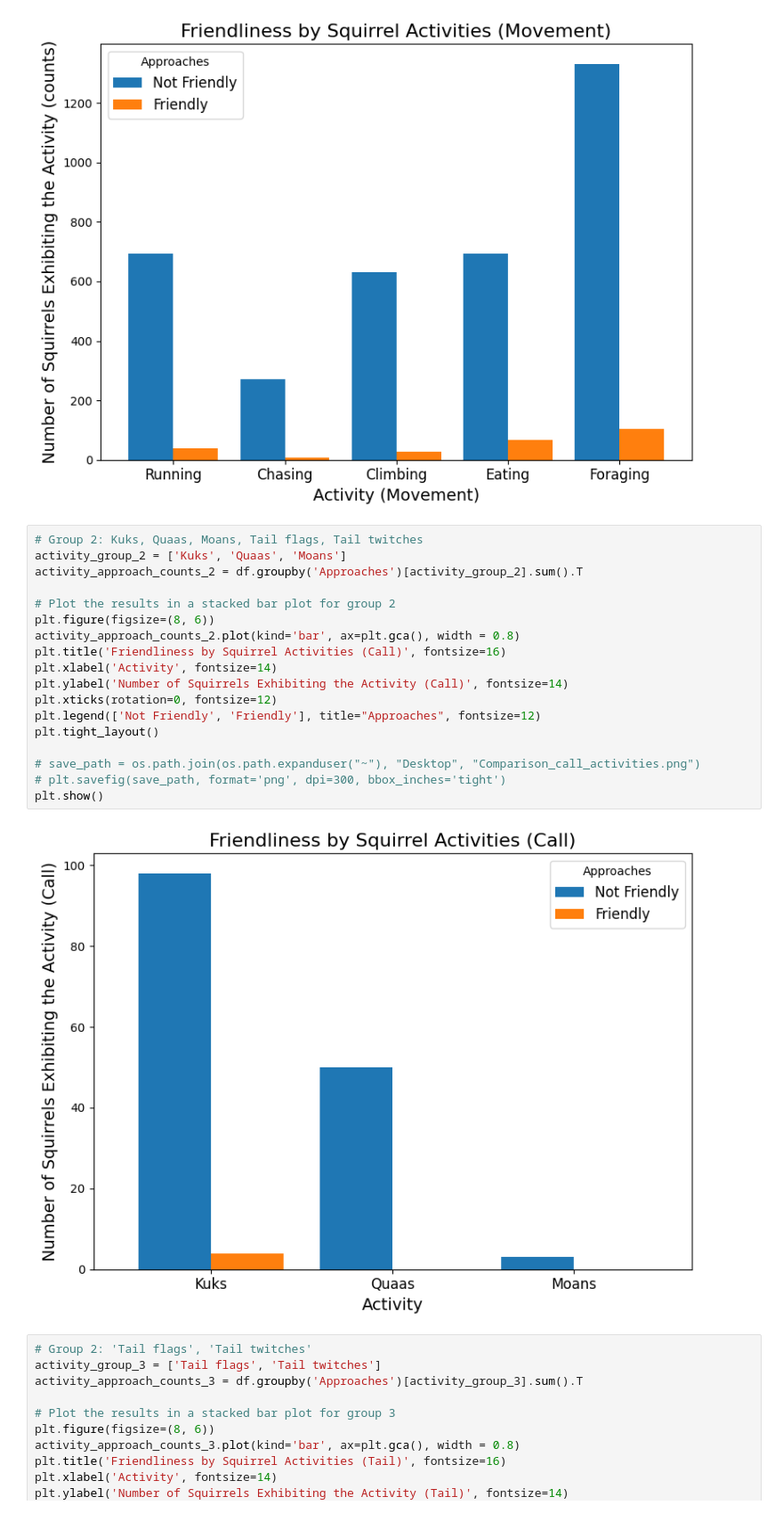
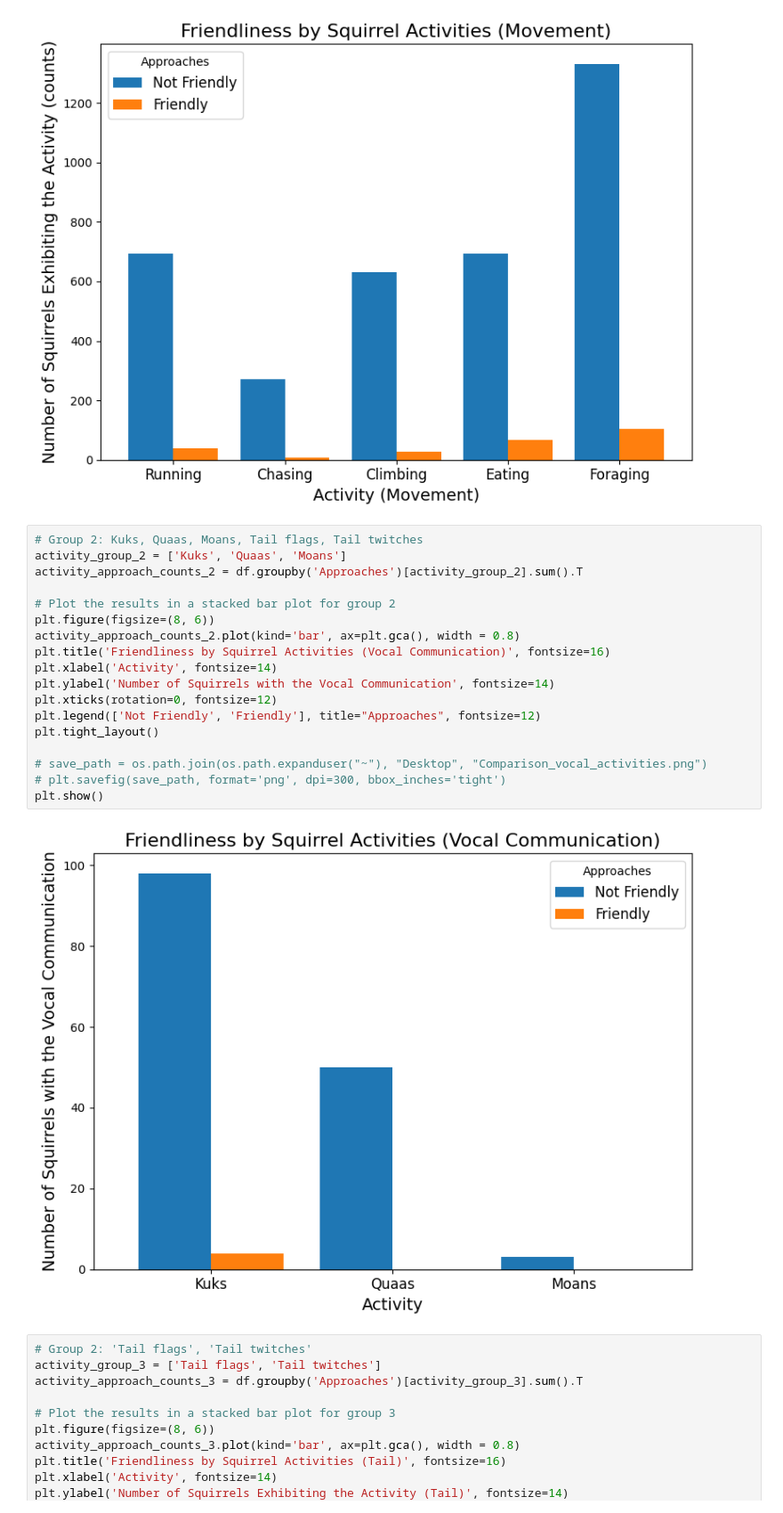
Before and after one commit to xiaoke-song/1030project_squirrels, a Jupyter notebook: src/friendly_squirrel.ipynb, the cells around one changed output. Shown at 89% size. Drawn from its saved outputs; the diff is of its cells as text.

```diff
--- a/src/friendly_squirrel.ipynb
+++ b/src/friendly_squirrel.ipynb
@@ -484,23 +484,23 @@ plt.show()
 # %%
 # Group 2: Kuks, Quaas, Moans, Tail flags, Tail twitches
 activity_group_2 = ['Kuks', 'Quaas', 'Moans']
 activity_approach_counts_2 = df.groupby('Approaches')[activity_group_2].sum().T
 
 # Plot the results in a stacked bar plot for group 2
 plt.figure(figsize=(8, 6))
 activity_approach_counts_2.plot(kind='bar', ax=plt.gca(), width = 0.8)
-plt.title('Friendliness by Squirrel Activities (Call)', fontsize=16)
+plt.title('Friendliness by Squirrel Activities (Vocal Communication)', fontsize=16)
 plt.xlabel('Activity', fontsize=14)
-plt.ylabel('Number of Squirrels Exhibiting the Activity (Call)', fontsize=14)
+plt.ylabel('Number of Squirrels with the Vocal Communication', fontsize=14)
 plt.xticks(rotation=0, fontsize=12)
 plt.legend(['Not Friendly', 'Friendly'], title="Approaches", fontsize=12)
 plt.tight_layout()
 
-# save_path = os.path.join(os.path.expanduser("~"), "Desktop", "Comparison_call_activities.png")
+# save_path = os.path.join(os.path.expanduser("~"), "Desktop", "Comparison_vocal_activities.png")
 # plt.savefig(save_path, format='png', dpi=300, bbox_inches='tight')
 plt.show()
 # %% [output]
-[figure, old version]
+[figure, new version]
 # %%
 # Group 2: 'Tail flags', 'Tail twitches'
 activity_group_3 = ['Tail flags', 'Tail twitches']
```
Also changed, not shown: 4 other files.
